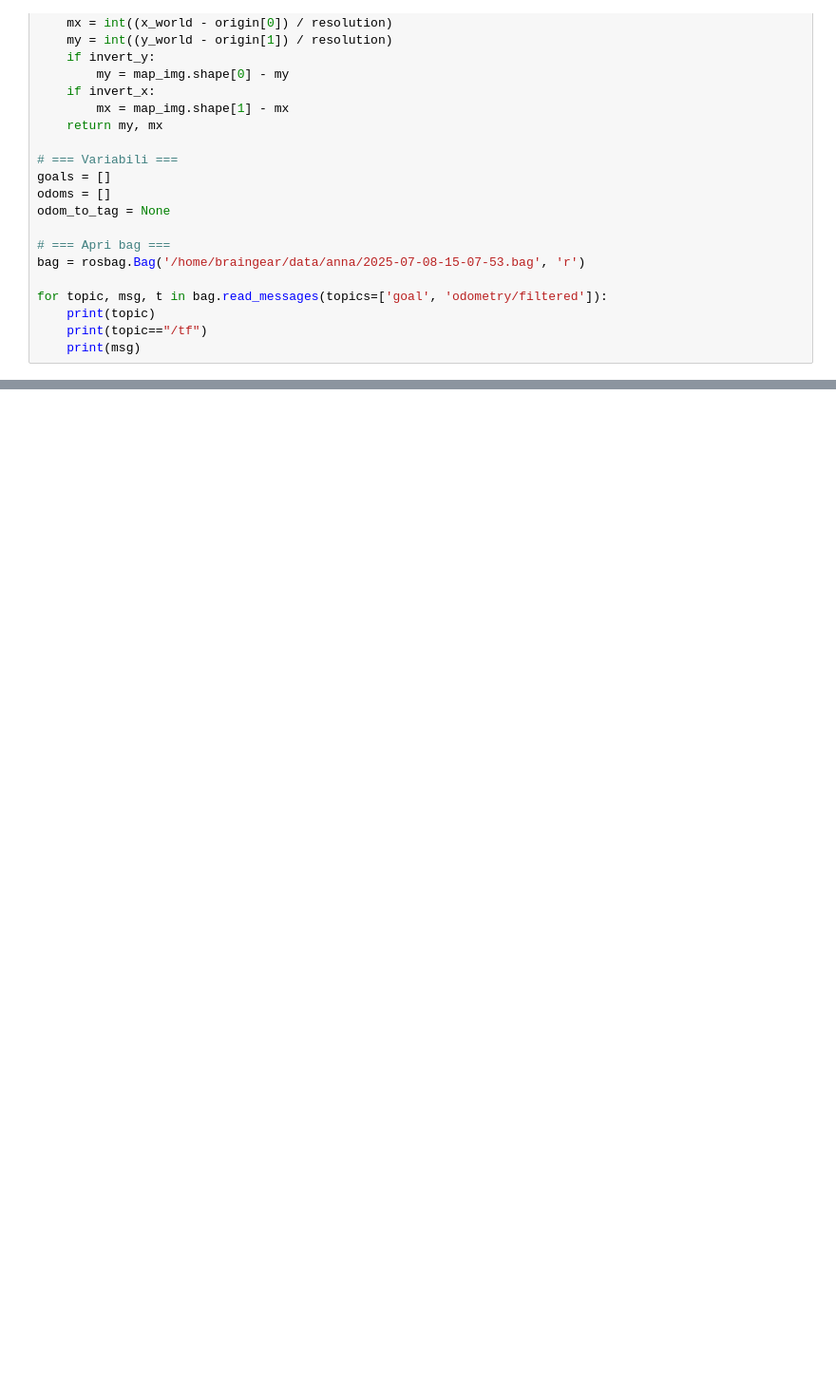
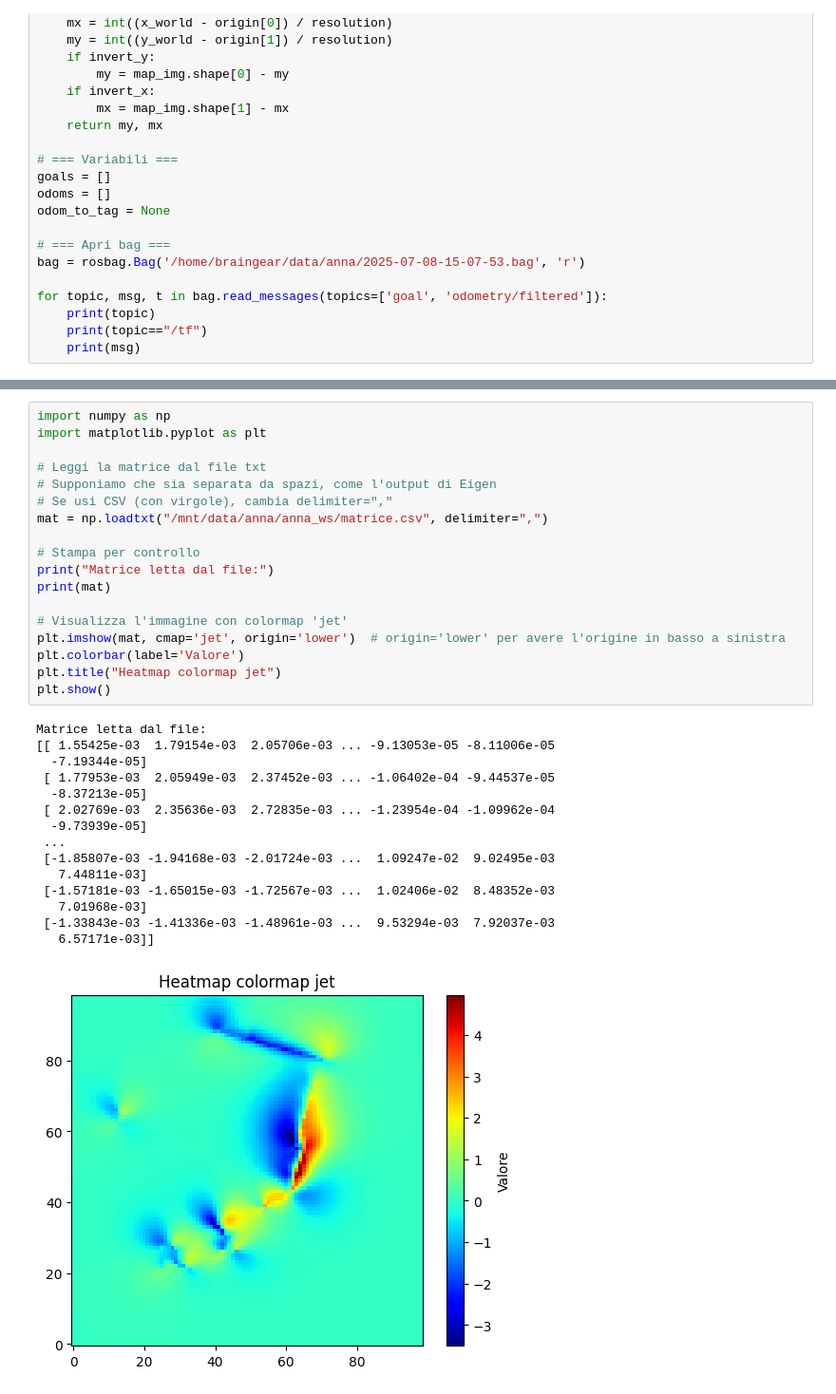
Before and after one commit to AnnaPlt/nav_master, a Jupyter notebook: scripts/prove.ipynb, the cells around one changed output, grey strips where cells are left out. Shown at 95% size. Cells and saved outputs as stored; diff of their text form; blank space fills up the shorter version.

```diff
--- a/scripts/prove.ipynb
+++ b/scripts/prove.ipynb
@@ -646,0 +736,34 @@ for topic, msg, t in bag.read_messages(topics=['goal', 'odometry/filtered']):
+# %%
+import numpy as np
+import matplotlib.pyplot as plt
+
+# Leggi la matrice dal file txt
+# Supponiamo che sia separata da spazi, come l'output di Eigen
+# Se usi CSV (con virgole), cambia delimiter=","
+mat = np.loadtxt("/mnt/data/anna/anna_ws/matrice.csv", delimiter=",")
+
+# Stampa per controllo
+print("Matrice letta dal file:")
+print(mat)
+
+# Visualizza l'immagine con colormap 'jet'
+plt.imshow(mat, cmap='jet', origin='lower')  # origin='lower' per avere l'origine in basso a sinistra
+plt.colorbar(label='Valore')
+plt.title("Heatmap colormap jet")
+plt.show()
+# %% [output]
+Matrice letta dal file:
+[[ 1.55425e-03  1.79154e-03  2.05706e-03 ... -9.13053e-05 -8.11006e-05
+  -7.19344e-05]
+ [ 1.77953e-03  2.05949e-03  2.37452e-03 ... -1.06402e-04 -9.44537e-05
+  -8.37213e-05]
+ [ 2.02769e-03  2.35636e-03  2.72835e-03 ... -1.23954e-04 -1.09962e-04
+  -9.73939e-05]
+ ...
+ [-1.85807e-03 -1.94168e-03 -2.01724e-03 ...  1.09247e-02  9.02495e-03
+   7.44811e-03]
+ [-1.57181e-03 -1.65015e-03 -1.72567e-03 ...  1.02406e-02  8.48352e-03
+   7.01968e-03]
+ [-1.33843e-03 -1.41336e-03 -1.48961e-03 ...  9.53294e-03  7.92037e-03
+   6.57171e-03]]
+[figure, added]
```
Also changed, not shown: parts of 7 cells of this notebook, 6 other files.
